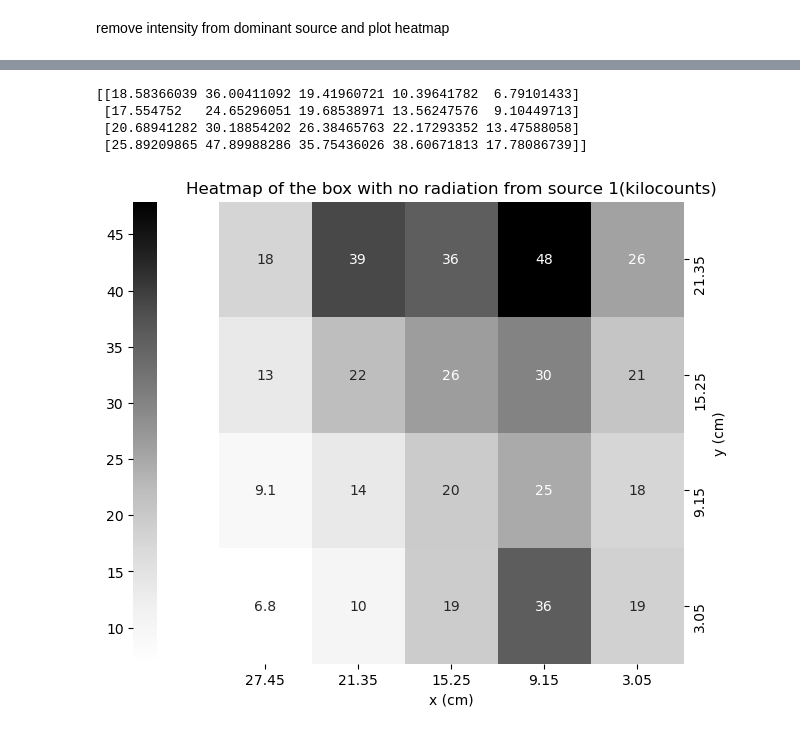
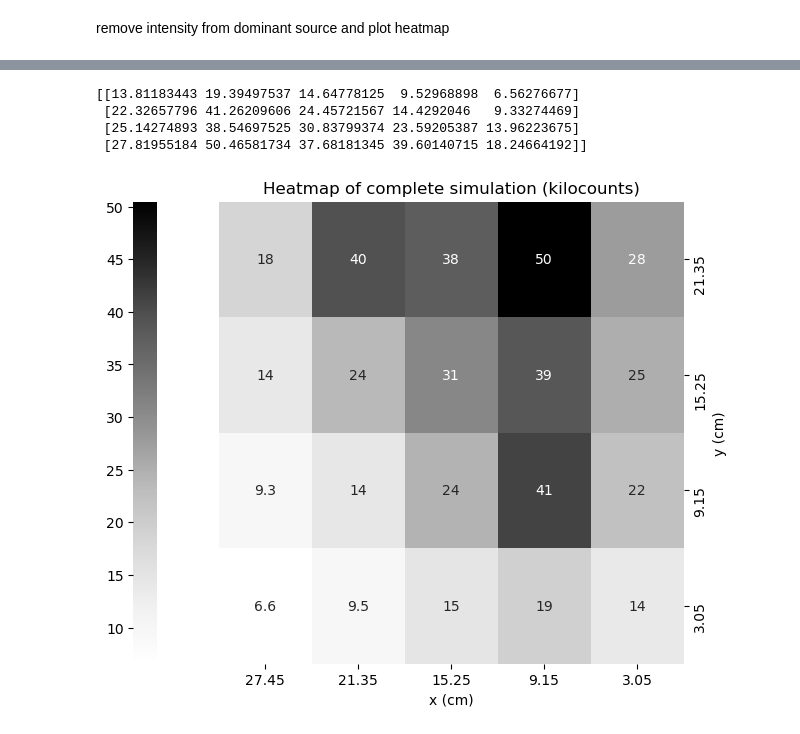
Before and after one commit to jrc-rodriguez/particle_physics, a Jupyter notebook: particle_physics.ipynb, the cells around one changed output, grey strips where cells are left out. Saved outputs shown, nothing was run; the diff lists cells and outputs as text; code cells hidden in the pictures.

```diff
--- a/particle_physics.ipynb
+++ b/particle_physics.ipynb
@@ -419,7 +254,7 @@ counts_source_box = []
 
 # every x, y position dominant source as origin
 rx_positions = [-6.1, 0, 6.1, 12.2, 18.3]
-ry_positions = [0, 6.1, 12.2, 18.3]
+ry_positions = [-6.1, 0, 6.1, 12.2]
 
 # calculating intensity at every point in box coming from dominant source (intensity goes off with 1 / r^2)
 for y in ry_positions:
@@ -450,0 +288,28 @@ plt.show()
+# %%
+counts_source_1 =  29 # kilo counts
+counts_1 = []
+counts_source_2 =  24 # kilo counts
+counts_2 = []
+
+r1x_positions = [-6.1, 0, 6.1, 12.2, 18.3]
+r1y_positions = [-6.1, 0, 6.1, 12.2]
+r2x_positions = [-18.3, -12.2, -6.1, 0, 6.1]
+r2y_positions = [-18.3, -12.2, -6.1, 0]
+
+for y in r1y_positions:
+    for x in r1x_positions:
+        r = np.sqrt(x ** 2 + y ** 2)
+        counts_1.append(counts_source_1 ** 2 / (r ** 2 + counts_source_1))
+
+for y in r2y_positions:
+    for x in r2x_positions:
+        r = np.sqrt(x ** 2 + y ** 2)
+        counts_2.append(counts_source_2 ** 2 / (r ** 2 + counts_source_2))
+
+counts_1 = np.array(counts_1)
+counts_1 = np.array(counts_1).reshape(4, 5)
+
+counts_2 = np.array(counts_2)
+counts_2 = np.array(counts_2).reshape(4, 5)
+
+counts = counts_1 + counts_2
@@ -459,7 +339,7 @@ counts_3 = []
 r1x_positions = [-6.1, 0, 6.1, 12.2, 18.3]
 r1y_positions = [-18.3, -12.2, -6.1, 0]
 r2x_positions = [-6.1, 0, 6.1, 12.2, 18.3]
-r2y_positions = [0, 6.1, 12.2, 18.3]
+r2y_positions = [-6.1, 0, 6.1, 12.2]
 r3x_positions = [-18.3, -12.2, -6.1, 0, 6.1]
 r3y_positions = [-18.3, -12.2, -6.1, 0]
 
@@ -491,22 +371,22 @@ counts_3 = np.array(counts_3).reshape(4, 5)
 counts = counts_1 + counts_2 + counts_3
 print(counts)
 # %% [output]
-[[18.58366039 36.00411092 19.41960721 10.39641782  6.79101433]
- [17.554752   24.65296051 19.68538971 13.56247576  9.10449713]
- [20.68941282 30.18854202 26.38465763 22.17293352 13.47588058]
- [25.89209865 47.89988286 35.75436026 38.60671813 17.78086739]]
+[[13.81183443 19.39497537 14.64778125  9.52968898  6.56276677]
+ [22.32657796 41.26209606 24.45721567 14.4292046   9.33274469]
+ [25.14274893 38.54697525 30.83799374 23.59205387 13.96223675]
+ [27.81955184 50.46581734 37.68181345 39.60140715 18.24664192]]
 # %%
 fig, ax = plt.subplots(figsize=(8, 6))
 heatmap = sb.heatmap(counts, annot=True, xticklabels=x_positions, yticklabels=y_positions, cmap = "Greys", cbar_kws={"location": "left"})
 
 ax.invert_yaxis()
 ax.invert_xaxis()
 
 ax.yaxis.tick_right()
 ax.yaxis.set_label_position("right")
-plt.title("Heatmap of the box with no radiation from source 1(kilocounts)")
+plt.title("Heatmap of complete simulation (kilocounts)")
 plt.xlabel("x (cm)")
 plt.ylabel("y (cm)")
 plt.show()
 # %% [output]
-[figure, old version]
+[figure, new version]
```
Also changed, not shown: parts of 19 cells of this notebook, 23 other files.
